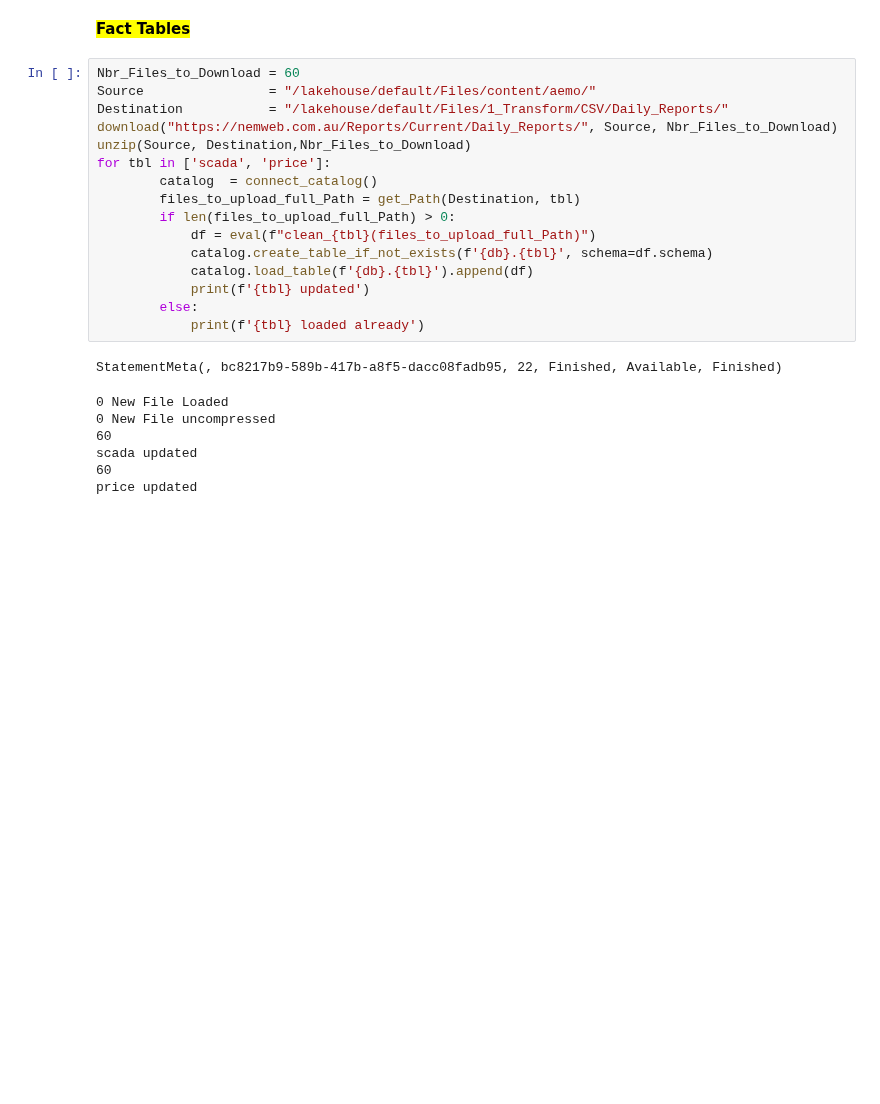
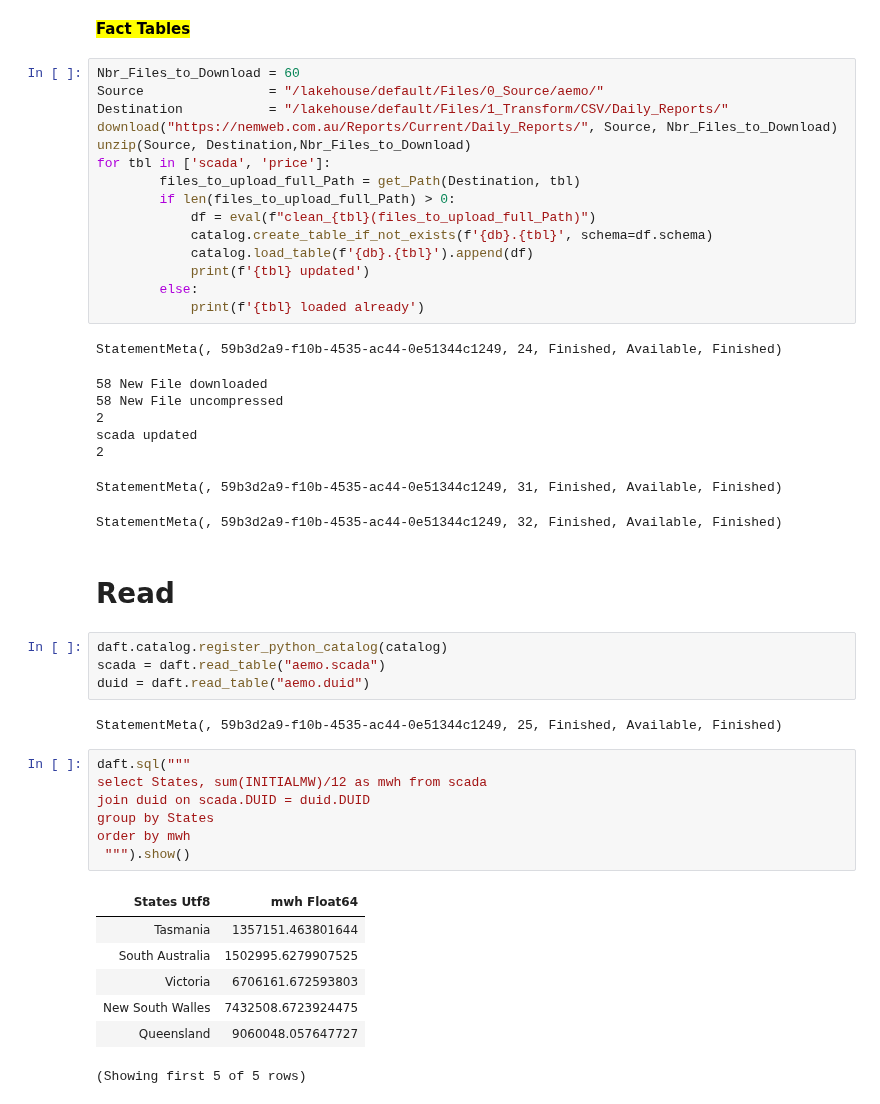
Before and after one commit to djouallah/Fabric_Notebooks_Demo, a Jupyter notebook: iceberg/Iceberg_writer_demo_local.ipynb, the cells around one changed output. Cells and saved outputs as stored; diff of their text form; blank space fills up the shorter version.

```diff
--- a/iceberg/Iceberg_writer_demo_local.ipynb
+++ b/iceberg/Iceberg_writer_demo_local.ipynb
@@ -318,12 +349,11 @@ duid updated
 **<mark>Fact Tables</mark>**
 # %%
 Nbr_Files_to_Download = 60
-Source                = "/lakehouse/default/Files/content/aemo/"
+Source                = "/lakehouse/default/Files/0_Source/aemo/"
 Destination           = "/lakehouse/default/Files/1_Transform/CSV/Daily_Reports/"
 download("https://nemweb.com.au/Reports/Current/Daily_Reports/", Source, Nbr_Files_to_Download)
 unzip(Source, Destination,Nbr_Files_to_Download)
 for tbl in ['scada', 'price']:
-        catalog  = connect_catalog()
         files_to_upload_full_Path = get_Path(Destination, tbl)
         if len(files_to_upload_full_Path) > 0:
             df = eval(f"clean_{tbl}(files_to_upload_full_Path)")
@@ -333,10 +363,34 @@ for tbl in ['scada', 'price']:
         else:
             print(f'{tbl} loaded already')
 # %% [output]
-StatementMeta(, bc8217b9-589b-417b-a8f5-dacc08fadb95, 22, Finished, Available, Finished)
+StatementMeta(, 59b3d2a9-f10b-4535-ac44-0e51344c1249, 24, Finished, Available, Finished)
-0 New File Loaded
-0 New File uncompressed
-60
+58 New File downloaded
+58 New File uncompressed
+2
 scada updated
-60
-price updated
+2
+StatementMeta(, 59b3d2a9-f10b-4535-ac44-0e51344c1249, 31, Finished, Available, Finished)
+StatementMeta(, 59b3d2a9-f10b-4535-ac44-0e51344c1249, 32, Finished, Available, Finished)
+# %% [markdown]
+# Read
+# %%
+daft.catalog.register_python_catalog(catalog)
+scada = daft.read_table("aemo.scada")
+duid = daft.read_table("aemo.duid")
+# %% [output]
+StatementMeta(, 59b3d2a9-f10b-4535-ac44-0e51344c1249, 25, Finished, Available, Finished)
+# %%
+daft.sql("""
+select States, sum(INITIALMW)/12 as mwh from scada
+join duid on scada.DUID = duid.DUID
+group by States
+order by mwh
+ """).show()
+# %% [output]
+| States Utf8 | mwh Float64 |
+| Tasmania | 1357151.463801644 |
+| South Australia | 1502995.6279907525 |
+| Victoria | 6706161.672593803 |
+| New South Walles | 7432508.6723924475 |
+| Queensland | 9060048.057647727 |
+(Showing first 5 of 5 rows)
```
Also changed, not shown: parts of 21 cells of this notebook.
